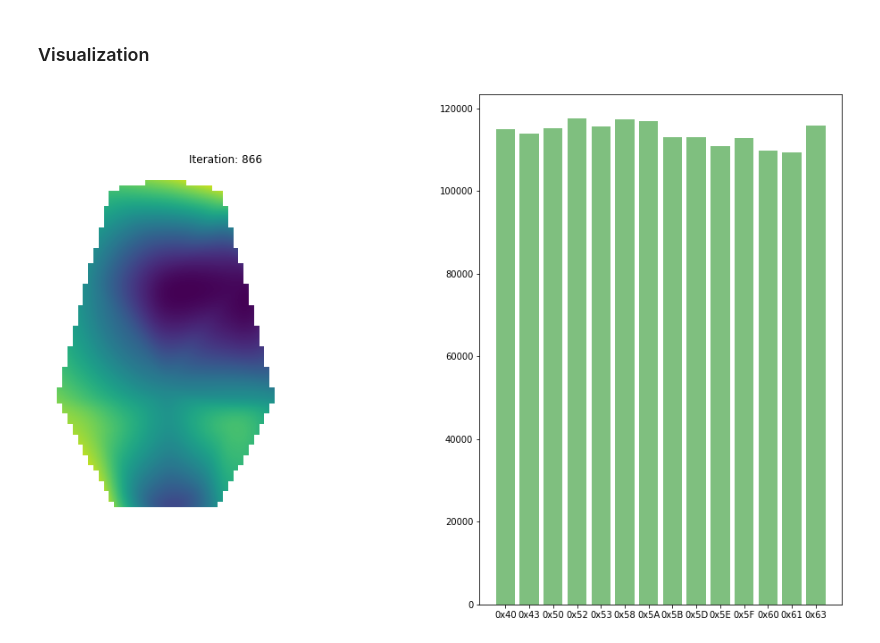
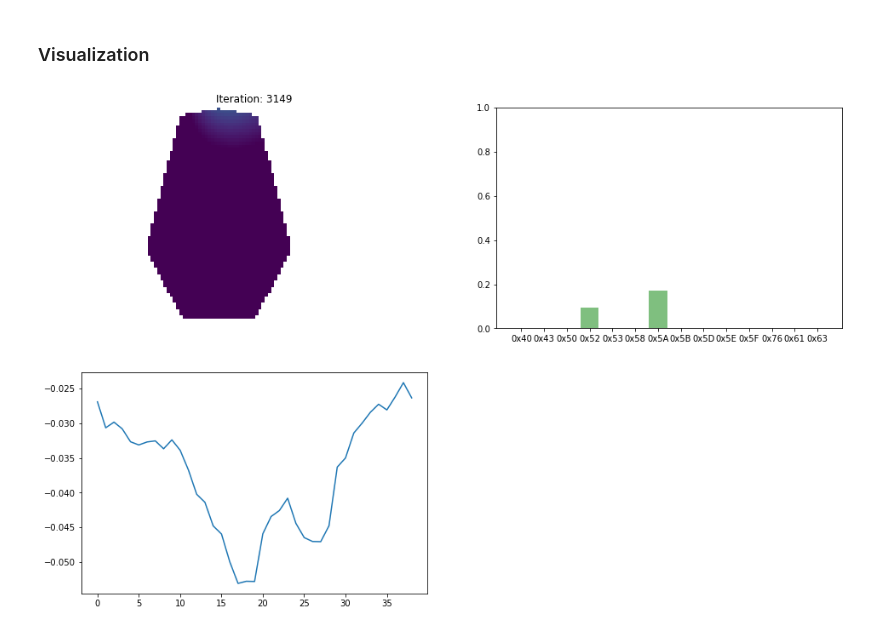
Before and after one commit to TobiasRoeddiger/aura-grid, a Jupyter notebook: heatmap.ipynb, the cells around one changed output. Cells and saved outputs as stored; diff of their text form; code cells hidden in the pictures.

```diff
--- a/heatmap.ipynb
+++ b/heatmap.ipynb
@@ -19,7 +19,7 @@ def unwrap_positions(d):
 # %% [markdown]
 ### Sensor Positions
 # %%
-positions = {'0x40':[46, 65], '0x43':[45, 87], '0x50':[14, 3], '0x52':[46, 3], '0x53':[12, 65], '0x58':[15, 87], '0x5A':[30, 0], '0x5B':[10, 28], '0x5D':[60, 58], '0x5E':[30, 84], '0x5F':[30, 55], '0x60':[30, 25], '0x61':[50, 28], '0x63':[0, 58]}
+positions = {'0x40':[46, 65], '0x43':[45, 87], '0x50':[14, 3], '0x52':[46, 3], '0x53':[12, 65], '0x58':[15, 87], '0x5A':[30, 0], '0x5B':[10, 28], '0x5D':[60, 58], '0x5E':[30, 84], '0x5F':[30, 55], '0x76':[30, 25], '0x61':[50, 28], '0x63':[0, 58]}
 x, y, identifiers = unwrap_positions(positions)
 # %%
 plt.scatter(x, y)
@@ -33,18 +43,11 @@ plt.show()
 # %% [markdown]
 ### Calibratrion
 # %%
-ser = serial.Serial()
-ser.baudrate = 115200
-ser.port = '/dev/ttyS3' #replace with com port of windows machine if not running on Linux e.g. 'COM3'
-ser.timeout = 0.1
-ser.open()
-
 calibrationReadings = {}
 
-sio = io.TextIOWrapper(io.BufferedRWPair(ser, ser))
-for i in range(1, 100):
+
+for i in range(1, 20):
     dataRead = sio.readline()
-
     if (dataRead.startswith('[[0x40')):
         dataRead = dataRead.replace("[[", "[").replace("]]", "]").replace("[", "", 1).split("], [")
         dataRead[len(dataRead) - 1] = dataRead[len(dataRead) - 1].replace("]\n", "")
@@ -61,33 +64,49 @@ for i in range(1, 100):
 for i in range(0, len(identifiers)):
     calibrationReadings[identifiers[i]] = sum(calibrationReadings[identifiers[i]]) / len(calibrationReadings[identifiers[i]])
 
-
-max_value = max(list(calibrationReadings.values()))
-
 calibration_offsets = {}
 
 for i in range(0, len(identifiers)):
-    calibration_offsets[identifiers[i]] = max_value - calibrationReadings[identifiers[i]]
+    calibration_offsets[identifiers[i]] = calibrationReadings[identifiers[i]]
 # %% [markdown]
 ### Visualization
 # %%
+from datetime import datetime
+
+now = datetime.now().time()
+
+plt.ion()
 fig = plt.figure()
+
 fig.set_size_inches(16, 10.5)
 
-ax = fig.add_subplot(1, 2, 1)
-ax_bars = fig.add_subplot(1, 2, 2)
+ax = fig.add_subplot(2, 2, 1)
+ax_bars = fig.add_subplot(2, 2, 2)
+ax_breath = fig.add_subplot(2, 2, 3)
+
+breathing_values = []
 
 def animate_heatmap(voc, i, n=70):
+    ax.clear()
+    ax_bars.clear()
+    ax_breath.clear()
+
     grid_x, grid_y = np.mgrid[0:90:complex(0, n), 0:90:complex(0, n)]
     grid = griddata((y, x), voc, xi=(grid_x.flatten(), grid_y.flatten()), method='cubic')
     grid = np.array(np.array_split(grid, n))
-    ax.clear()
     ax.axis('off')
     ax.set_title('Iteration: ' + str(i))
-    ax.imshow(grid, interpolation='gaussian', aspect='equal')
-
+    ax.imshow(grid, interpolation='nearest', aspect='equal', vmin=0, vmax=0.7)
     ax_bars.clear()
     ax_bars.bar(identifiers, voc, align='center', alpha=0.5, color='green')
+    ax_bars.set_ylim(0, 1)
+
+    breathing_values.append(sum(voc) / len(voc))
+
+    if len(breathing_values) is 40:
+        breathing_values.pop(0)
+
+    ax_breath.plot(breathing_values)
 
     display.display(fig)
 
@@ -98,32 +117,32 @@ counter = 0
 ser.flushInput()
 sio.flush()
 
 while (True):  # Or: while ser.inWaiting():
     vocReading = sio.readline()
 
     if (vocReading.startswith('[[0x40')):
         counter += 1
         try:
             vocReading = vocReading.replace("[[", "[").replace("]]", "]").replace("[", "", 1).split("], [")
         except:
             continue
 
         vocReading[len(vocReading) - 1] = vocReading[len(vocReading) - 1].replace("]\n", "")
 
         for j in range(0, len(vocReading)):
             try:
                 address, value = vocReading[j].replace(" ", "").split(",")
             except:
                 continue
             #print(vocReading)
-            vocReading[j] = 1000000 - (float(value) + calibration_offsets[address])
+            vocReading[j] = 1 - (float(value) / calibration_offsets[address])
 
         voc = vocReading
         clear_output(True)
 
         try:
             animate_heatmap(voc, counter)
         except:
             continue
 # %% [output]
-[figure, old version]
+[figure, new version]
```
Also changed, not shown: parts of 4 cells of this notebook.
